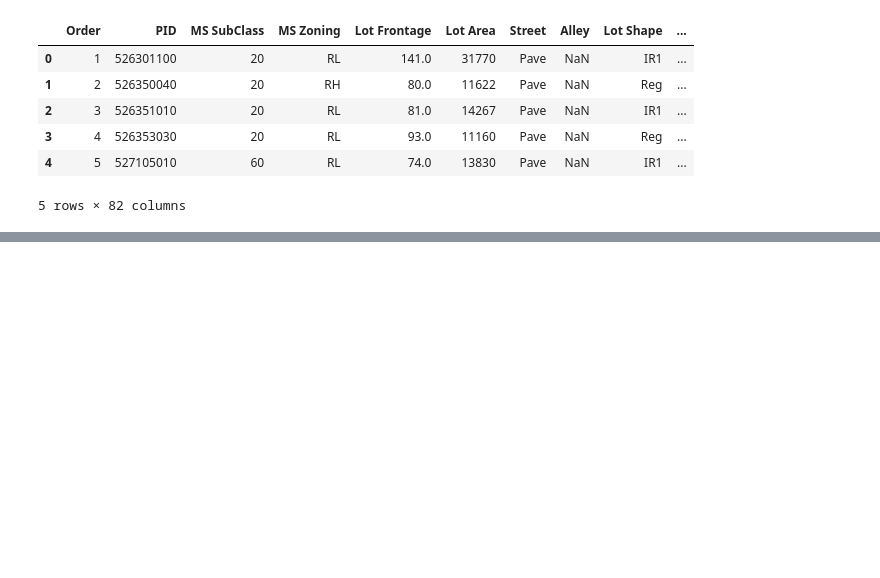
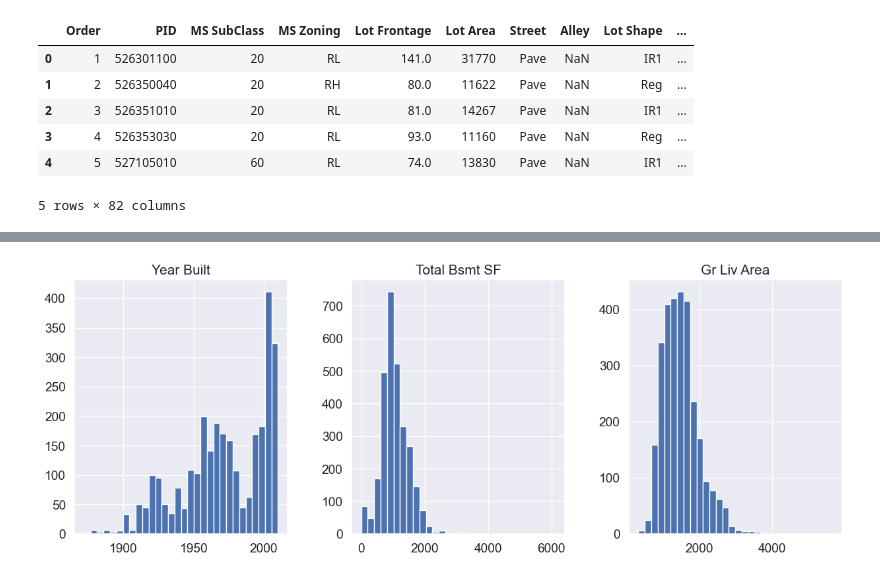
Before and after one commit to XGUNX/projet_ml, a Jupyter notebook: notebook/first_test.ipynb, the cells around one changed output, grey strips where cells are left out. Cells and saved outputs as stored; diff of their text form; code cells hidden in the pictures; blank space fills up the shorter version.

```diff
--- a/notebook/first_test.ipynb
+++ b/notebook/first_test.ipynb
@@ -81,0 +138,7 @@ df.head()
+# %%
+# Afficher l'histogramme de quelques variables clés
+cols_to_check = ['Year Built', 'Total Bsmt SF', 'Gr Liv Area']
+df[cols_to_check].hist(bins=30, figsize=(15, 5), layout=(1, 3))
+plt.show()
+# %% [output]
+[figure, added]
```
Also changed, not shown: parts of 7 cells of this notebook.
